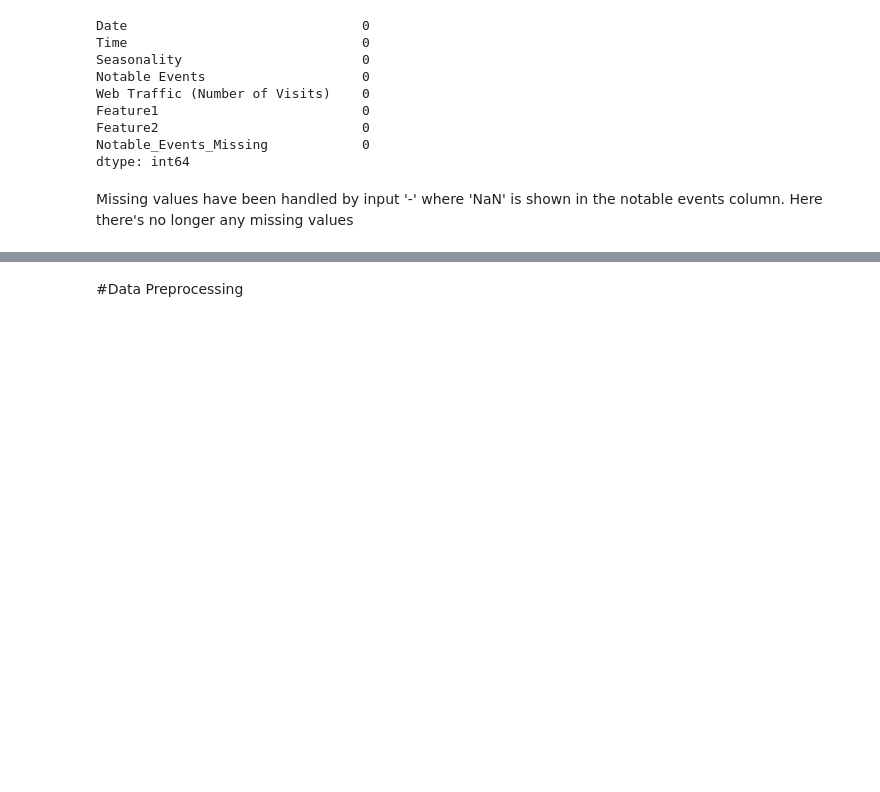
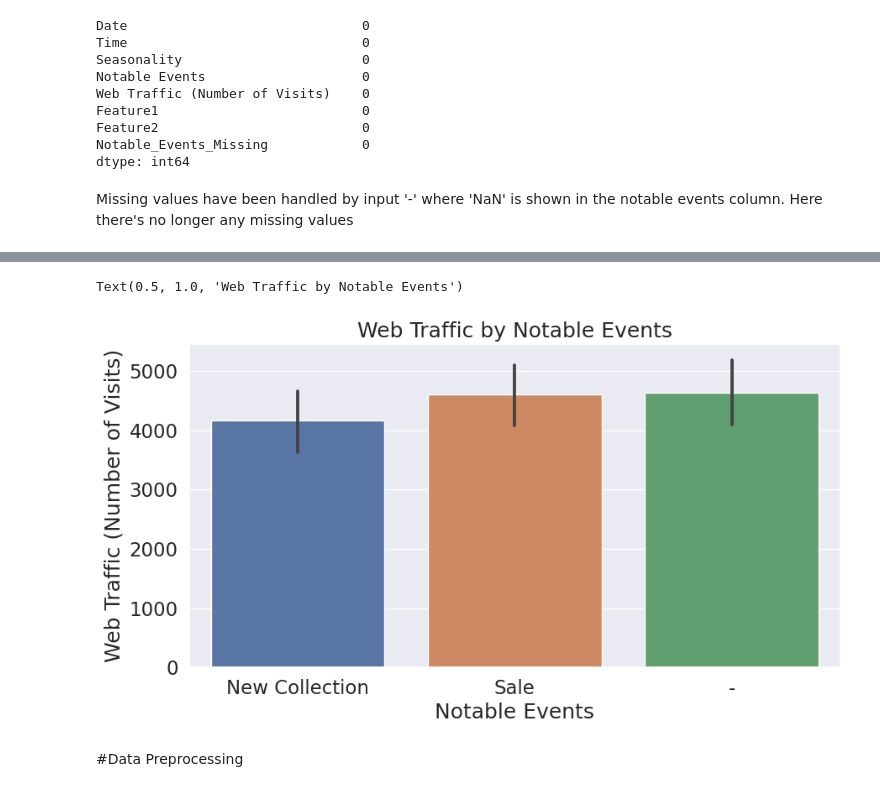
Before and after one commit to oluboladedeb/solid-goggles, a Jupyter notebook: Final_Year_Capstone_Project.ipynb, the cells around one changed output, grey strips where cells are left out. Saved outputs shown, nothing was run; the diff lists cells and outputs as text; code cells hidden in the pictures; blank space fills up the shorter version.

```diff
--- a/Final_Year_Capstone_Project.ipynb
+++ b/Final_Year_Capstone_Project.ipynb
@@ -179,3 +230,10 @@ df.head(10)
+# %%
+# Observing web visits by notable events
+plt.figure(figsize=(10,5))
+sns.barplot(x='Notable Events',y='Web Traffic (Number of Visits)',data=df).set_title("Web Traffic by Notable Events")
+# %% [output]
+Text(0.5, 1.0, 'Web Traffic by Notable Events')
+[figure, added]
 # %% [markdown]
 #Data Preprocessing
 # %%
```
Also changed, not shown: parts of 7 cells of this notebook.
